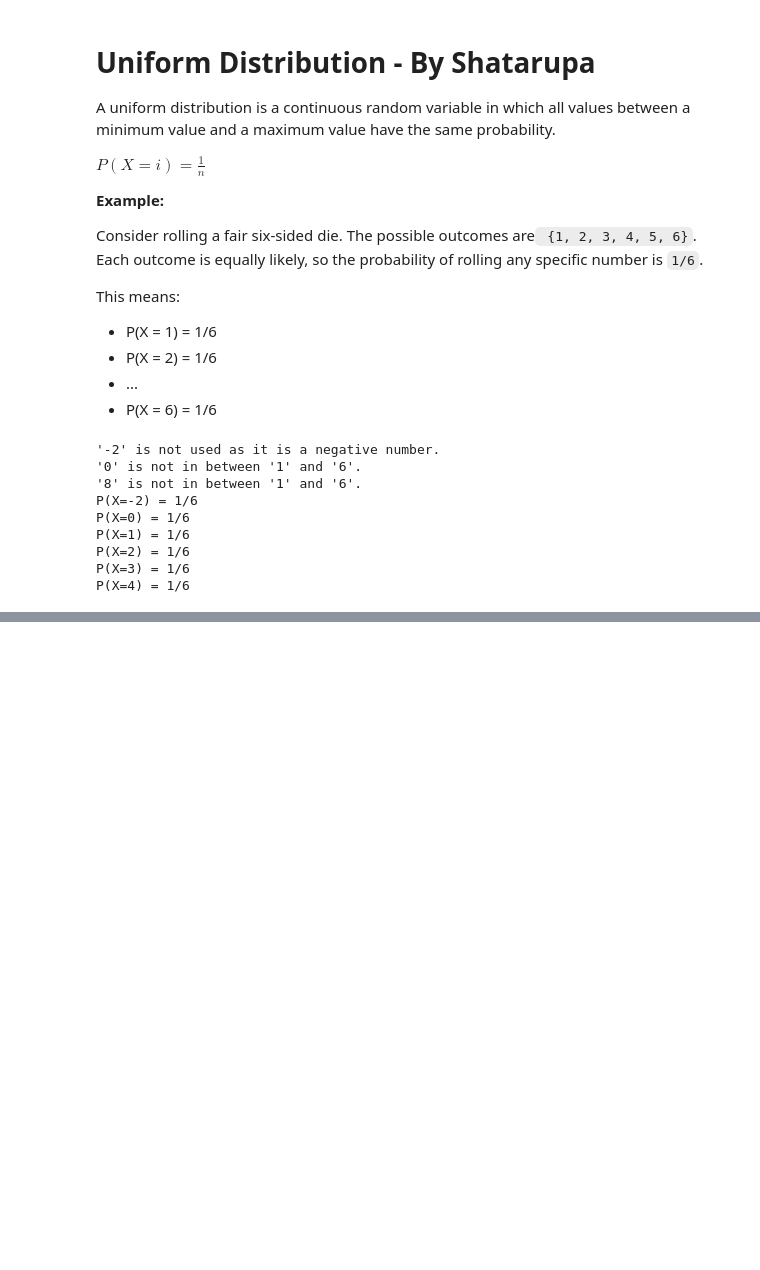
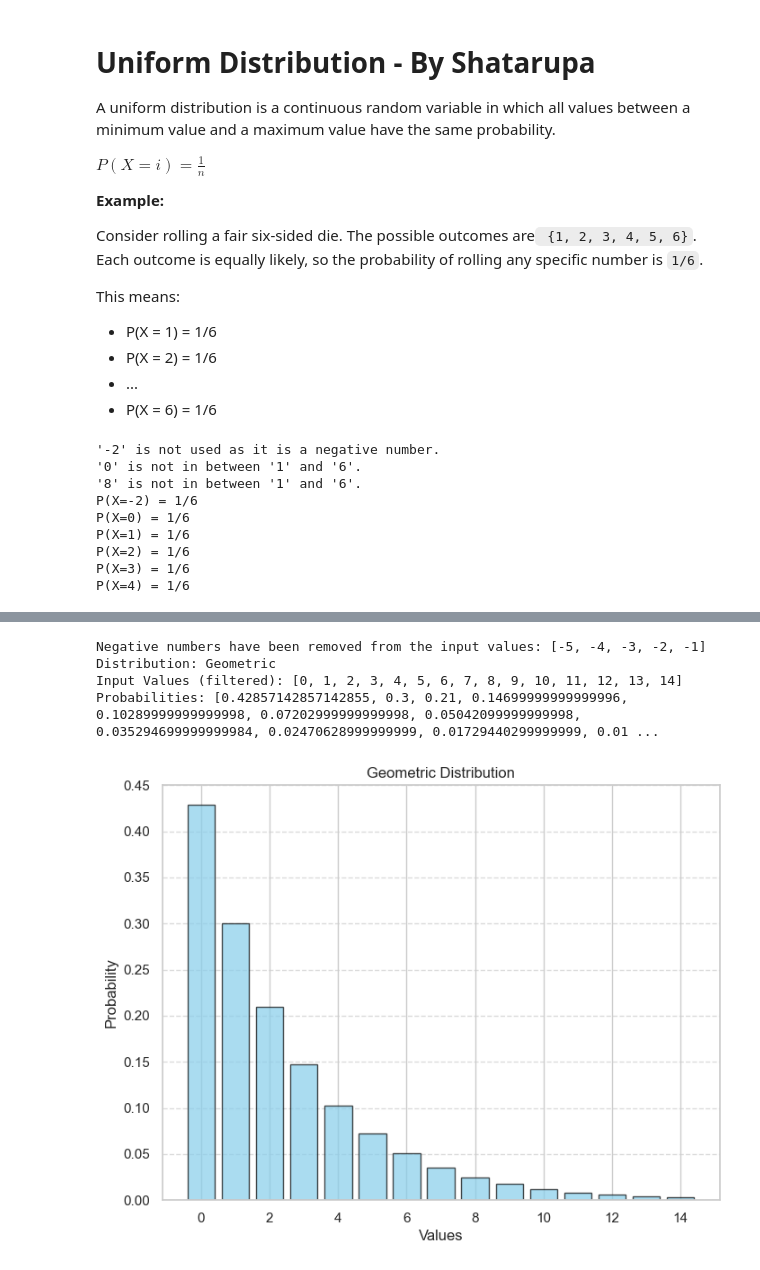
Before and after one commit to zubrist/MFCS-SYSTEM_LAB, a Jupyter notebook: random_variable.ipynb, the cells around one changed output, grey strips where cells are left out. Saved outputs shown, nothing was run; the diff lists cells and outputs as text; code cells hidden in the pictures; blank space fills up the shorter version.

```diff
--- a/random_variable.ipynb
+++ b/random_variable.ipynb
@@ -356,0 +437,15 @@ plt.show()
+# %%
+# Geometric Distribution
+
+get_probability_distribution(
+    "geometric",
+    params={"success_prob": 0.3},
+    vals=range(-5,15)
+    #vals=[1, 2, 3, -4, -7,10,21,11,14,16,22]
+)
+# %% [output]
+Negative numbers have been removed from the input values: [-5, -4, -3, -2, -1]
+Distribution: Geometric
+Input Values (filtered): [0, 1, 2, 3, 4, 5, 6, 7, 8, 9, 10, 11, 12, 13, 14]
+Probabilities: [0.42857142857142855, 0.3, 0.21, 0.14699999999999996, 0.10289999999999998, 0.07202999999999998, 0.05042099999999998, 0.035294699999999984, 0.02470628999999999, 0.01729440299999999, 0.01 ...
+[figure, added]
```
Also changed, not shown: parts of 12 cells of this notebook.
